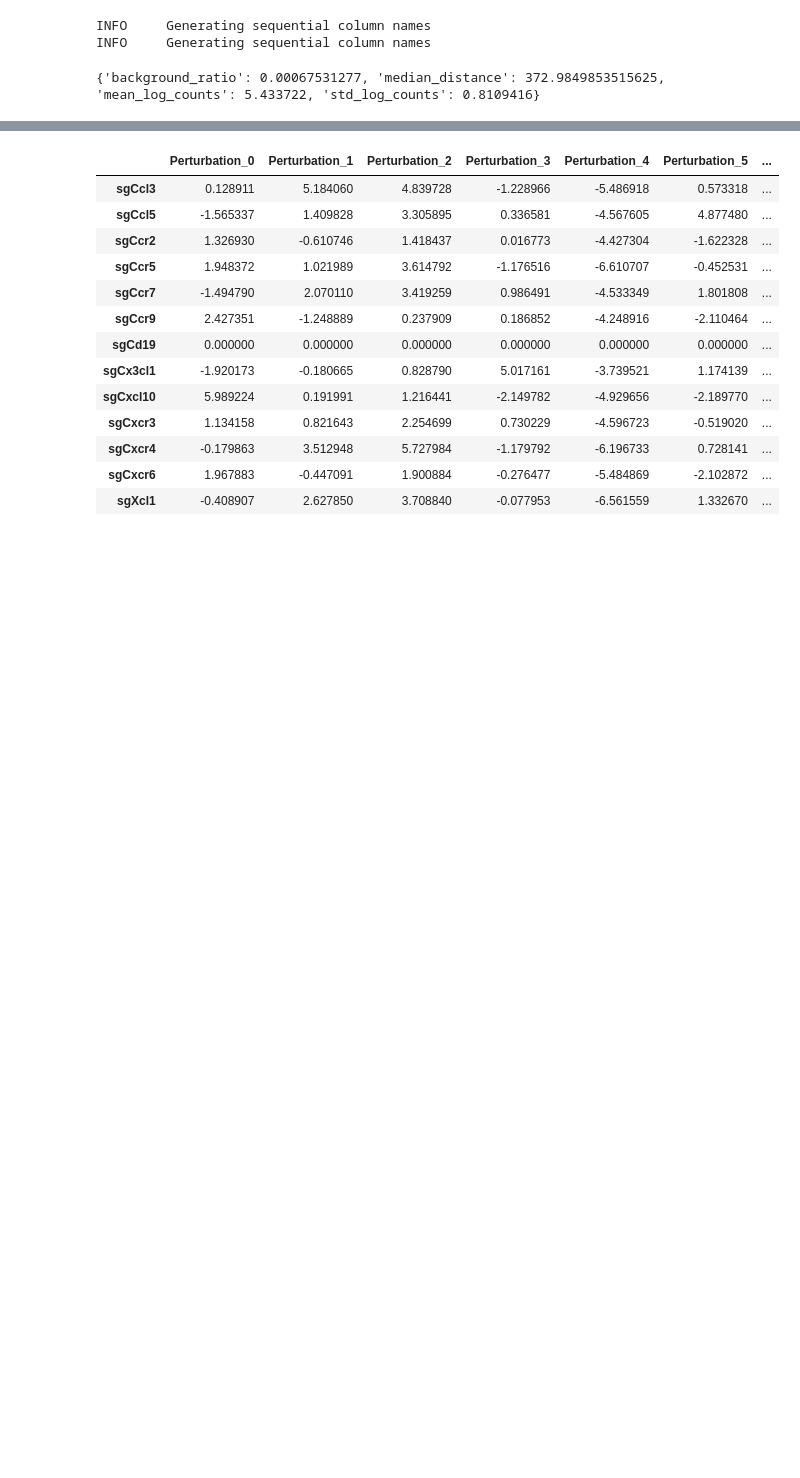
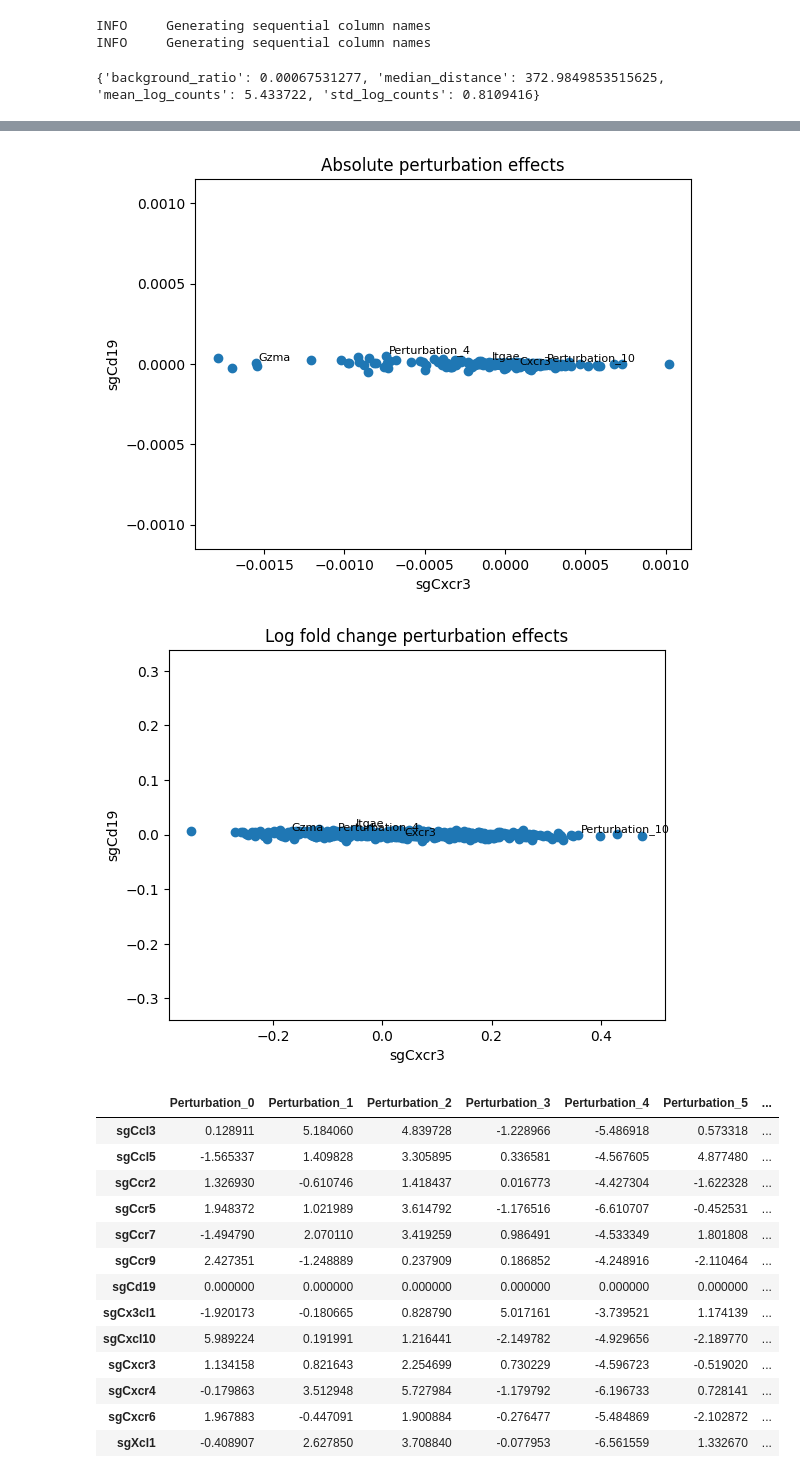
Before and after one commit to amonell/scvi-tools, a Jupyter notebook: resolve_perurb_tests/test1.ipynb, the cells around one changed output, grey strips where cells are left out. Saved outputs shown, nothing was run; the diff lists cells and outputs as text; code cells hidden in the pictures; blank space fills up the shorter version.

```diff
--- a/resolve_perurb_tests/test1.ipynb
+++ b/resolve_perurb_tests/test1.ipynb
@@ -136,3 +131,37 @@ plt.scatter(batch1_counts, batch2_counts)
+# %%
+batch1_counts = mini_adata[mini_adata.obs['guide_rnas'] == 'sgCxcr3'].layers['absolute_perturbation_effects'].mean(axis=0)
+batch2_counts = mini_adata[mini_adata.obs['guide_rnas'] == 'sgCd19'].layers['absolute_perturbation_effects'].mean(axis=0)
+plt.scatter(batch1_counts, batch2_counts)
+plt.axis('equal')
+# Annotate specific points only
+genes_to_annotate = ['Cxcr3', 'Gzma', 'Itgae', 'Perturbation_10', 'Perturbation_4']
+for i, gene_name in enumerate(mini_adata.var.index):
+    if gene_name in genes_to_annotate:
+        plt.annotate(gene_name, (batch1_counts[i], batch2_counts[i]),
+                    textcoords="offset points", xytext=(2,2), ha='left', fontsize=8)
+plt.xlabel('sgCxcr3')
+plt.ylabel('sgCd19')
+plt.title('Absolute perturbation effects')
+plt.show()
+
+mini_adata.layers['log_fold_change'] = log_fold_change
+batch1_counts = mini_adata[mini_adata.obs['guide_rnas'] == 'sgCxcr3'].layers['log_fold_change'].mean(axis=0)
+batch2_counts = mini_adata[mini_adata.obs['guide_rnas'] == 'sgCd19'].layers['log_fold_change'].mean(axis=0)
+plt.scatter(batch1_counts, batch2_counts)
+plt.axis('equal')
+# Annotate specific points only
+genes_to_annotate = ['Cxcr3', 'Gzma', 'Itgae', 'Perturbation_10', 'Perturbation_4']
+for i, gene_name in enumerate(mini_adata.var.index):
+    if gene_name in genes_to_annotate:
+        plt.annotate(gene_name, (batch1_counts[i], batch2_counts[i]),
+                    textcoords="offset points", xytext=(2,2), ha='left', fontsize=8)
+plt.xlabel('sgCxcr3')
+plt.ylabel('sgCd19')
+plt.title('Log fold change perturbation effects')
+plt.show()
+# %% [output]
+[figure, added]
+[figure, added]
 # %%
 
 from scipy.stats import spearmanr
```
Also changed, not shown: parts of 8 cells of this notebook, 1 other file.
